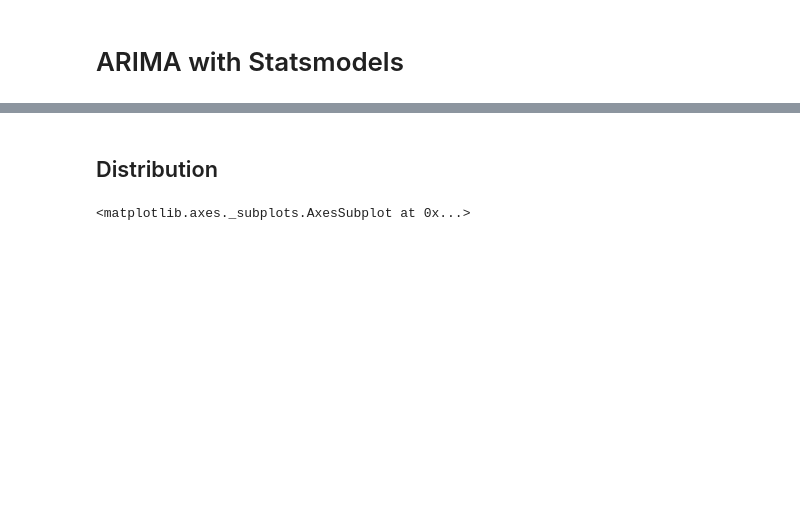
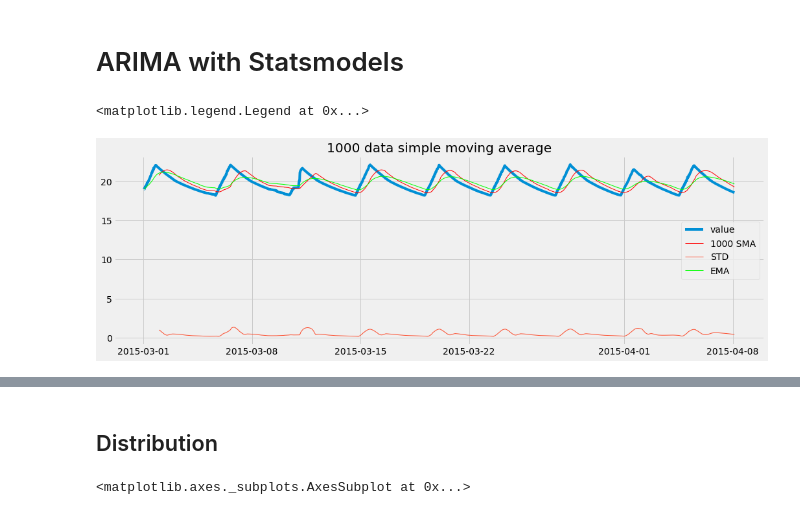
Before and after one commit to parinyad123/Telemetry_Project, a Jupyter notebook: Predict_time_Series/Telemetry/TANKTEMP092_098.ipynb, the cells around one changed output, grey strips where cells are left out. Saved outputs shown, nothing was run; the diff lists cells and outputs as text; code cells hidden in the pictures; blank space fills up the shorter version.

```diff
--- a/Predict_time_Series/Telemetry/TANKTEMP092_098.ipynb
+++ b/Predict_time_Series/Telemetry/TANKTEMP092_098.ipynb
@@ -458,0 +457,15 @@ time_series.rolling()
+# %%
+average = 1000
+
+plt.figure(figsize=(16,5))
+plt.plot(df_stat['value'])
+plt.plot(df_stat.rolling(average).mean(),'red',linewidth=1)
+plt.plot(df_stat.rolling(average).std(),linewidth=1)
+plt.plot(df_stat.ewm(average).mean(),'lime',linewidth=1)
+# data_stat.rolling(average).mean().plot(la)
+
+plt.title(str(average)+' data simple moving average')
+plt.legend(['value', str(average)+ ' SMA', 'STD', 'EMA'], loc='mid left')
+# %% [output]
+<matplotlib.legend.Legend at 0x...>
+[figure, added]
```
Also changed, not shown: parts of 5 cells of this notebook, 1 other file.
